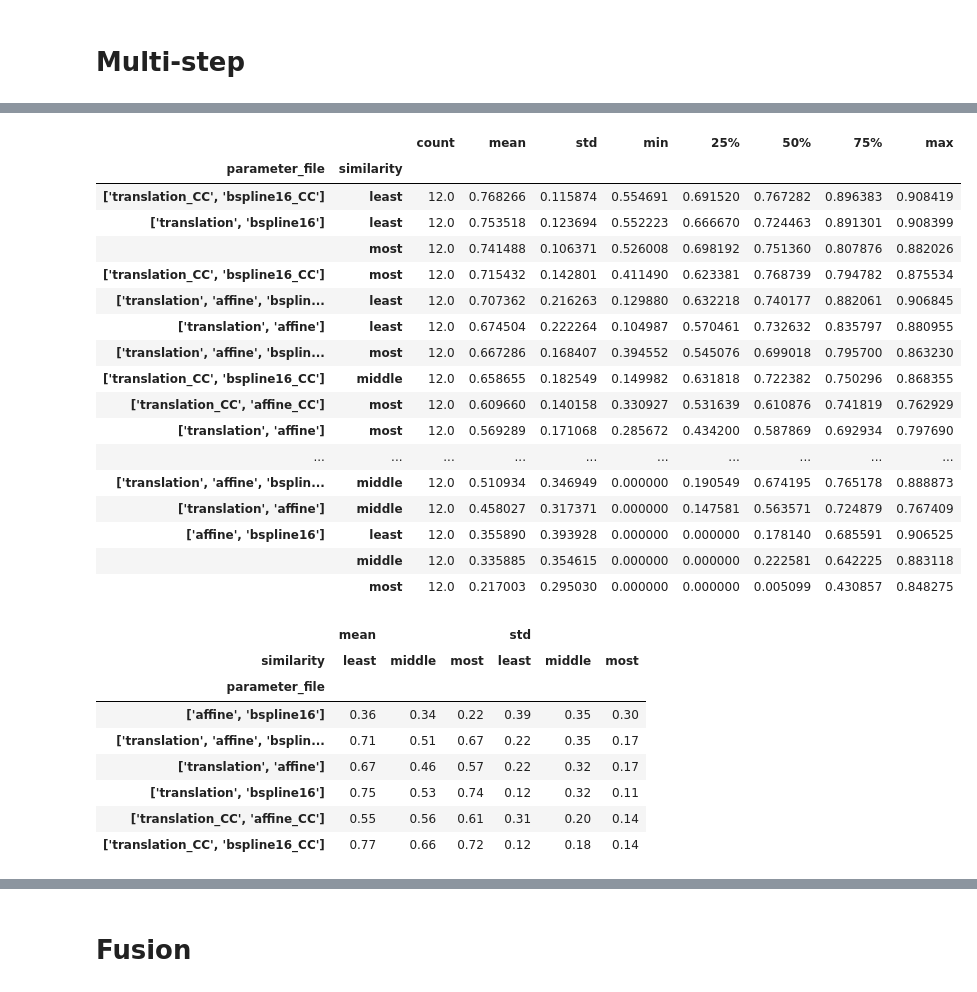
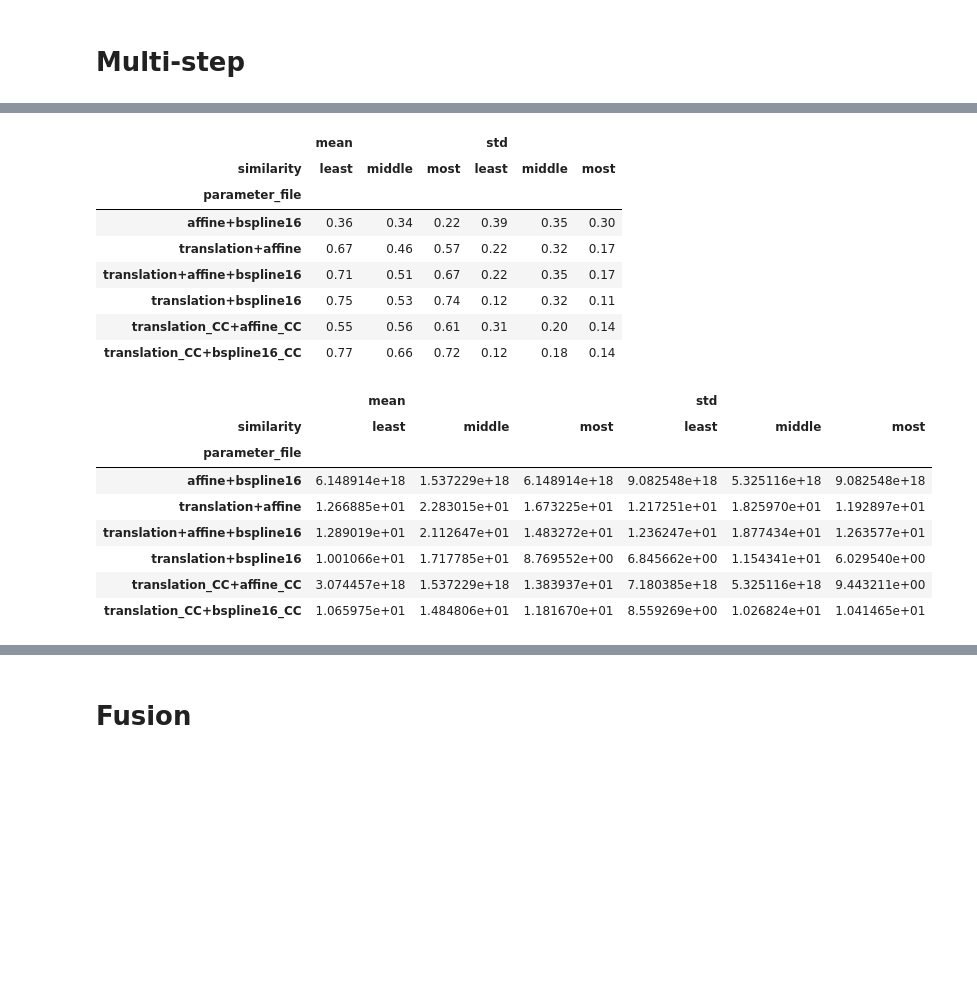
Before and after one commit to 8DM20-group6/ProstateRegistration, a Jupyter notebook: data_analysis.ipynb, the cells around one changed output, grey strips where cells are left out. Cells and saved outputs as stored; diff of their text form; code cells hidden in the pictures; blank space fills up the shorter version.

```diff
--- a/data_analysis.ipynb
+++ b/data_analysis.ipynb
@@ -177,7 +141,7 @@ plt.show()
 # Multi-step
 # %%
 df_params_multi = pd.read_csv("result_tables/OptimizationResults_multistep_parameters.csv")
-df_params_multi['parameter_file'] = df_params_multi['parameter_file'].str.replace('.txt', '').str.replace('Par0001', '')
+df_params_multi['parameter_file'] = df_params_multi['parameter_file'].str.replace('.txt', '').str.replace('Par0001', '').str.replace('[', '').str.replace(']', '').str.replace("'", '').str.replace(", ", ' + ').str.replace("_CC", '_NC')
 df_params_multi
 # %% [output]
 |  | parameter_file | target | atlas | similarity | dice | hd | hd95 | recall | fpr | fnr |
@@ -209,39 +189,38 @@ plt.show()
 # %%
-summary_table = df_params_multi.groupby(['parameter_file', 'similarity'])['dice'].describe()
-summary_table_sorted = summary_table.sort_values(by='mean', ascending=False)
-summary_table_sorted
+summary_table_dsc = df_params_multi.groupby(['parameter_file', 'similarity'])[
+    'dice'].describe()
+summary_table_dsc = summary_table_dsc.sort_values(by='mean', ascending=False)
+
+summary_table_dsc = summary_table_dsc.pivot_table(index='parameter_file', columns='similarity', values=['mean', 'std'])
+summary_table_dsc = summary_table_dsc.round(2)
+summary_table_dsc
 # %% [output]
-|  |  | count | mean | std | min | 25% | 50% | 75% | max |
-| parameter_file | similarity |  |  |  |  |  |  |  |  |
-| ['translation_CC', 'bspline16_CC'] | least | 12.0 | 0.768266 | 0.115874 | 0.554691 | 0.691520 | 0.767282 | 0.896383 | 0.908419 |
-| ['translation', 'bspline16'] | least | 12.0 | 0.753518 | 0.123694 | 0.552223 | 0.666670 | 0.724463 | 0.891301 | 0.908399 |
-|  | most | 12.0 | 0.741488 | 0.106371 | 0.526008 | 0.698192 | 0.751360 | 0.807876 | 0.882026 |
-| ['translation_CC', 'bspline16_CC'] | most | 12.0 | 0.715432 | 0.142801 | 0.411490 | 0.623381 | 0.768739 | 0.794782 | 0.875534 |
-| ['translation', 'affine', 'bsplin... | least | 12.0 | 0.707362 | 0.216263 | 0.129880 | 0.632218 | 0.740177 | 0.882061 | 0.906845 |
-| ['translation', 'affine'] | least | 12.0 | 0.674504 | 0.222264 | 0.104987 | 0.570461 | 0.732632 | 0.835797 | 0.880955 |
-| ['translation', 'affine', 'bsplin... | most | 12.0 | 0.667286 | 0.168407 | 0.394552 | 0.545076 | 0.699018 | 0.795700 | 0.863230 |
-| ['translation_CC', 'bspline16_CC'] | middle | 12.0 | 0.658655 | 0.182549 | 0.149982 | 0.631818 | 0.722382 | 0.750296 | 0.868355 |
-| ['translation_CC', 'affine_CC'] | most | 12.0 | 0.609660 | 0.140158 | 0.330927 | 0.531639 | 0.610876 | 0.741819 | 0.762929 |
-| ['translation', 'affine'] | most | 12.0 | 0.569289 | 0.171068 | 0.285672 | 0.434200 | 0.587869 | 0.692934 | 0.797690 |
-| ... | ... | ... | ... | ... | ... | ... | ... | ... | ... |
-| ['translation', 'affine', 'bsplin... | middle | 12.0 | 0.510934 | 0.346949 | 0.000000 | 0.190549 | 0.674195 | 0.765178 | 0.888873 |
-| ['translation', 'affine'] | middle | 12.0 | 0.458027 | 0.317371 | 0.000000 | 0.147581 | 0.563571 | 0.724879 | 0.767409 |
-| ['affine', 'bspline16'] | least | 12.0 | 0.355890 | 0.393928 | 0.000000 | 0.000000 | 0.178140 | 0.685591 | 0.906525 |
-|  | middle | 12.0 | 0.335885 | 0.354615 | 0.000000 | 0.000000 | 0.222581 | 0.642225 | 0.883118 |
-|  | most | 12.0 | 0.217003 | 0.295030 | 0.000000 | 0.000000 | 0.005099 | 0.430857 | 0.848275 |
+|  | mean |  |  | std |  |  |
+| similarity | least | middle | most | least | middle | most |
+| parameter_file |  |  |  |  |  |  |
+| affine+bspline16 | 0.36 | 0.34 | 0.22 | 0.39 | 0.35 | 0.30 |
+| translation+affine | 0.67 | 0.46 | 0.57 | 0.22 | 0.32 | 0.17 |
+| translation+affine+bspline16 | 0.71 | 0.51 | 0.67 | 0.22 | 0.35 | 0.17 |
+| translation+bspline16 | 0.75 | 0.53 | 0.74 | 0.12 | 0.32 | 0.11 |
+| translation_CC+affine_CC | 0.55 | 0.56 | 0.61 | 0.31 | 0.20 | 0.14 |
+| translation_CC+bspline16_CC | 0.77 | 0.66 | 0.72 | 0.12 | 0.18 | 0.14 |
 # %%
-summary_table_modified = summary_table_sorted.pivot_table(
+summary_table_hd95 = df_params_multi.groupby(['parameter_file', 'similarity'])[
+    'hd95'].describe()
+summary_table_hd95 = summary_table_hd95.sort_values(by='mean', ascending=True)
+
+summary_table_hd95 = summary_table_hd95.pivot_table(
     index='parameter_file', columns='similarity', values=['mean', 'std'])
-summary_table_modified = summary_table_modified.round(2)
-summary_table_modified
+summary_table_hd95 = summary_table_hd95#.round(2)
+summary_table_hd95
 # %% [output]
 |  | mean |  |  | std |  |  |
 | similarity | least | middle | most | least | middle | most |
 | parameter_file |  |  |  |  |  |  |
-| ['affine', 'bspline16'] | 0.36 | 0.34 | 0.22 | 0.39 | 0.35 | 0.30 |
-| ['translation', 'affine', 'bsplin... | 0.71 | 0.51 | 0.67 | 0.22 | 0.35 | 0.17 |
-| ['translation', 'affine'] | 0.67 | 0.46 | 0.57 | 0.22 | 0.32 | 0.17 |
-| ['translation', 'bspline16'] | 0.75 | 0.53 | 0.74 | 0.12 | 0.32 | 0.11 |
-| ['translation_CC', 'affine_CC'] | 0.55 | 0.56 | 0.61 | 0.31 | 0.20 | 0.14 |
-| ['translation_CC', 'bspline16_CC'] | 0.77 | 0.66 | 0.72 | 0.12 | 0.18 | 0.14 |
+| affine+bspline16 | 6.148914e+18 | 1.537229e+18 | 6.148914e+18 | 9.082548e+18 | 5.325116e+18 | 9.082548e+18 |
+| translation+affine | 1.266885e+01 | 2.283015e+01 | 1.673225e+01 | 1.217251e+01 | 1.825970e+01 | 1.192897e+01 |
+| translation+affine+bspline16 | 1.289019e+01 | 2.112647e+01 | 1.483272e+01 | 1.236247e+01 | 1.877434e+01 | 1.263577e+01 |
+| translation+bspline16 | 1.001066e+01 | 1.717785e+01 | 8.769552e+00 | 6.845662e+00 | 1.154341e+01 | 6.029540e+00 |
+| translation_CC+affine_CC | 3.074457e+18 | 1.537229e+18 | 1.383937e+01 | 7.180385e+18 | 5.325116e+18 | 9.443211e+00 |
+| translation_CC+bspline16_CC | 1.065975e+01 | 1.484806e+01 | 1.181670e+01 | 8.559269e+00 | 1.026824e+01 | 1.041465e+01 |
 # %%
```
Also changed, not shown: parts of 35 cells of this notebook, 5 other files.
